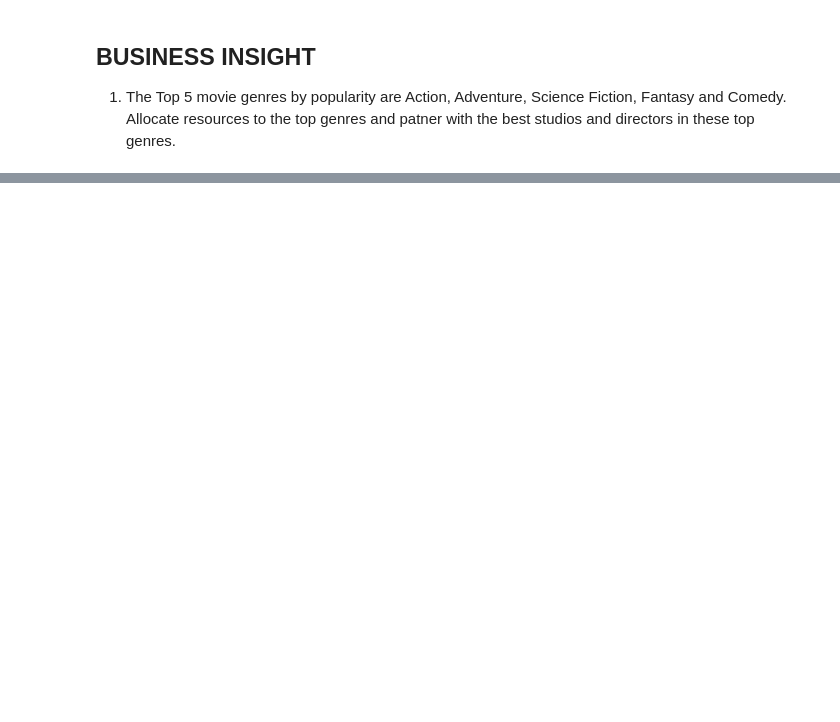
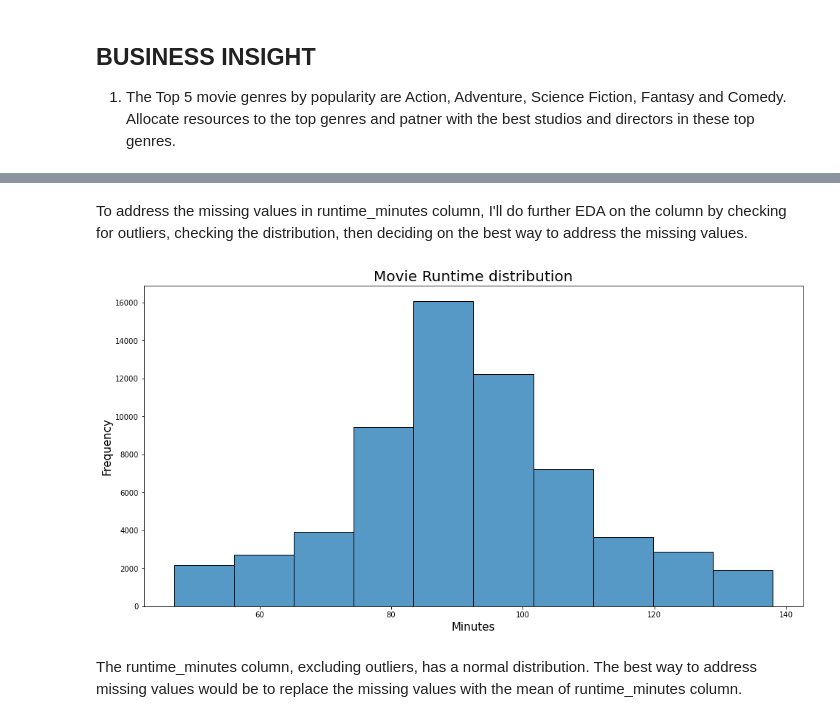
Before and after one commit to joakimTI/MOVIE-STUDIO-DATA-ANALYSIS, a Jupyter notebook: student.ipynb, the cells around one changed output, grey strips where cells are left out. Cells and saved outputs as stored; diff of their text form; code cells hidden in the pictures; blank space fills up the shorter version.

```diff
--- a/student.ipynb
+++ b/student.ipynb
@@ -238,0 +245,7 @@ plt.show()
+# %%
+movies_df = pd.read_sql("""SELECT * FROM movie_basics JOIN movie_ratings
+                         ON movie_basics.movie_id = movie_ratings.movie_id""", conn)
+# Initial EDA on these tables
+print(movies_df.info())
+print(movies_df.isna().sum())
+movies_df
@@ -238,0 +285,3 @@ plt.show()
+# %%
+movies_df = movies_df.dropna(subset=['genres'])
+movies_df.isna().sum()
@@ -238,0 +299,24 @@ plt.show()
+# %% [markdown]
+To address the missing values in runtime_minutes column, I'll do further EDA on the column by checking for outliers, checking the distribution, then deciding on the best way to address the missing values.
+# %%
+# Check for outliers by getting Interquartile range, then calculating the minimum and maximum.
+Q1 = movies_df['runtime_minutes'].quantile(0.25)
+Q3 = movies_df['runtime_minutes'].quantile(0.75)
+IQR = Q3 - Q1
+# Get minimum and maximum values in runtime column.
+lower_bound = Q1 - 1.5 * IQR
+upper_bound = Q3 + 1.5 * IQR
+# Remove the outliers from the runtime_minutes column to check the distribution.
+filtered_df = movies_df[(movies_df['runtime_minutes'] >= lower_bound) & (movies_df['runtime_minutes'] <= upper_bound)]
+# print(filtered_df['runtime_minutes'].describe())
+# Check distribution of runtime_minutes column without outliers.
+plt.figure(figsize = (16,8))
+sns.histplot(filtered_df['runtime_minutes'].dropna(), bins=10)
+plt.title('Movie Runtime distribution', fontdict={'fontsize': 20})
+plt.xlabel('Minutes', fontdict={'fontsize': 15})
+plt.ylabel('Frequency', fontdict={'fontsize': 15})
+plt.show()
+# %% [output]
+[figure, added]
+# %% [markdown]
+The runtime_minutes column, excluding outliers, has a normal distribution. The best way to address missing values would be to replace the missing values with the mean of runtime_minutes column.
```
Also changed, not shown: parts of 10 cells of this notebook.
